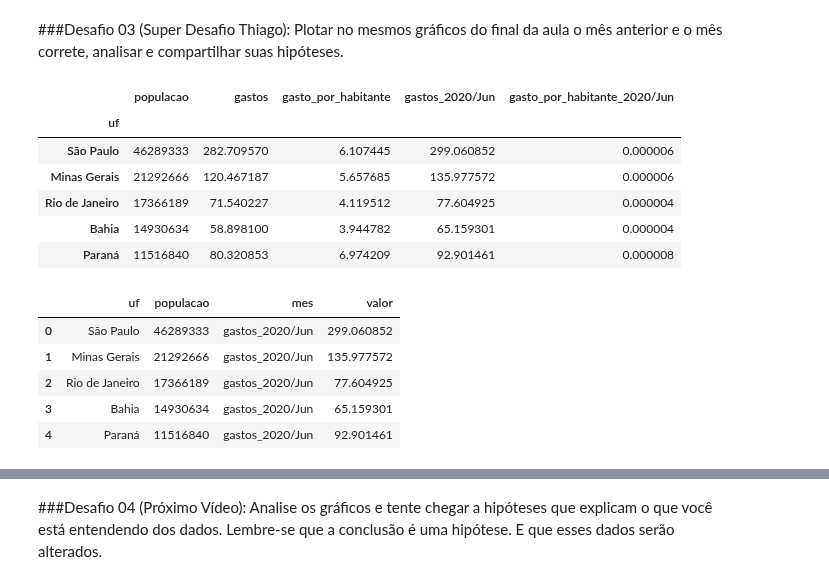
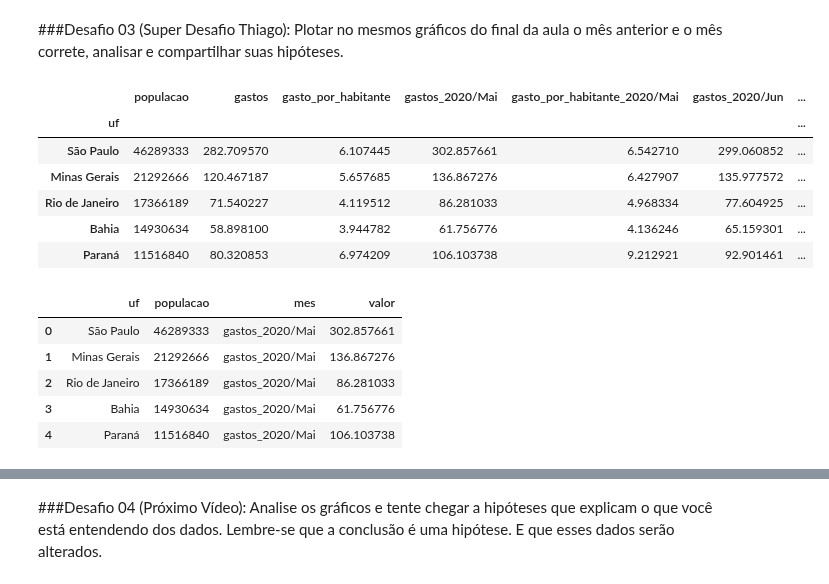
Before and after one commit to rabastos44/Bootcamp-Data-Science-Alura, a Jupyter notebook: Desafios_Modulo_2.ipynb, the cells around one changed output, grey strips where cells are left out. Saved outputs shown, nothing was run; the diff lists cells and outputs as text; code cells hidden in the pictures.

```diff
--- a/Desafios_Modulo_2.ipynb
+++ b/Desafios_Modulo_2.ipynb
@@ -24,6 +24,7 @@ ordenado_por_total = ordenado_por_total.drop("Total", axis=1)
 colunas_interessadas = ordenado_por_total.columns[6:]
 ordenado_por_total = ordenado_por_total[colunas_interessadas]
 ordenado_por_total = ordenado_por_total / 1000000
+ordenado_por_total.index = ordenado_por_total.index.str[3:]
 meses_filtrados = ordenado_por_total.columns[47:150]
 mes_mais_recente = ordenado_por_total.columns[-1]
 gastos_do_mais_recente = ordenado_por_total[mes_mais_recente]
@@ -147,7 +146,7 @@ def adiciona_populacao(gastos_fonte, populacao_fonte):
   populacao.index.str.strip()
 
   gastos = gastos_fonte.copy()
-  gastos.index = gastos_fonte.index.str[3:]
+  gastos.index = gastos_fonte.index
 
   unida = populacao.join(gastos)
   unida['gastos'] = unida[unida.columns[1]]
@@ -198,23 +197,27 @@ sns.scatterplot(data=unida_anterior, x="populacao", y="gasto_por_habitante")
 # %%
 def insere_gastos_e_gasto_por_habitante_para(todos_os_gastos: pd.DataFrame, dados: pd.DataFrame, mes: str):
   gastos_do_mes = todos_os_gastos[mes]
-  gastos_do_mes.index = gastos_do_mes.index.str[3:]
+  gastos_do_mes.index = gastos_do_mes.index
   dados[f"gastos_{mes}"] = gastos_do_mes
   dados[f"gasto_por_habitante_{mes}"] = dados[f"gastos_{mes}"]*1000000/ dados["populacao"]
 # %%
+
+insere_gastos_e_gasto_por_habitante_para(ordenado_por_total,gastos_e_populacao,'2020/Mai')
 insere_gastos_e_gasto_por_habitante_para(ordenado_por_total,gastos_e_populacao,'2020/Jun')
+insere_gastos_e_gasto_por_habitante_para(ordenado_por_total,gastos_e_populacao,'2020/Jul')
+
 gastos_e_populacao.head()
 # %% [output]
-|  | populacao | gastos | gasto_por_habitante | gastos_2020/Jun | gasto_por_habitante_2020/Jun |
-| uf |  |  |  |  |  |
-| São Paulo | 46289333 | 282.709570 | 6.107445 | 299.060852 | 0.000006 |
-| Minas Gerais | 21292666 | 120.467187 | 5.657685 | 135.977572 | 0.000006 |
-| Rio de Janeiro | 17366189 | 71.540227 | 4.119512 | 77.604925 | 0.000004 |
-| Bahia | 14930634 | 58.898100 | 3.944782 | 65.159301 | 0.000004 |
-| Paraná | 11516840 | 80.320853 | 6.974209 | 92.901461 | 0.000008 |
+|  | populacao | gastos | gasto_por_habitante | gastos_2020/Mai | gasto_por_habitante_2020/Mai | gastos_2020/Jun | ... |
+| uf |  |  |  |  |  |  | ... |
+| São Paulo | 46289333 | 282.709570 | 6.107445 | 302.857661 | 6.542710 | 299.060852 | ... |
+| Minas Gerais | 21292666 | 120.467187 | 5.657685 | 136.867276 | 6.427907 | 135.977572 | ... |
+| Rio de Janeiro | 17366189 | 71.540227 | 4.119512 | 86.281033 | 4.968334 | 77.604925 | ... |
+| Bahia | 14930634 | 58.898100 | 3.944782 | 61.756776 | 4.136246 | 65.159301 | ... |
+| Paraná | 11516840 | 80.320853 | 6.974209 | 106.103738 | 9.212921 | 92.901461 | ... |
 # %%
-
 gastos_mensais = gastos_e_populacao[['populacao',
+                    'gastos_2020/Mai',
                     'gastos_2020/Jun',
                     'gastos_2020/Jul']]
 
@@ -223,11 +226,11 @@ gastos_mensais_melt = gastos_mensais.melt(id_vars=['uf','populacao'],var_name='m
 gastos_mensais_melt.head()
 # %% [output]
 |  | uf | populacao | mes | valor |
-| 0 | São Paulo | 46289333 | gastos_2020/Jun | 299.060852 |
-| 1 | Minas Gerais | 21292666 | gastos_2020/Jun | 135.977572 |
-| 2 | Rio de Janeiro | 17366189 | gastos_2020/Jun | 77.604925 |
-| 3 | Bahia | 14930634 | gastos_2020/Jun | 65.159301 |
-| 4 | Paraná | 11516840 | gastos_2020/Jun | 92.901461 |
+| 0 | São Paulo | 46289333 | gastos_2020/Mai | 302.857661 |
+| 1 | Minas Gerais | 21292666 | gastos_2020/Mai | 136.867276 |
+| 2 | Rio de Janeiro | 17366189 | gastos_2020/Mai | 86.281033 |
+| 3 | Bahia | 14930634 | gastos_2020/Mai | 61.756776 |
+| 4 | Paraná | 11516840 | gastos_2020/Mai | 106.103738 |
 # %%
 import seaborn as sns
 
```
Also changed, not shown: parts of 15 cells of this notebook.
